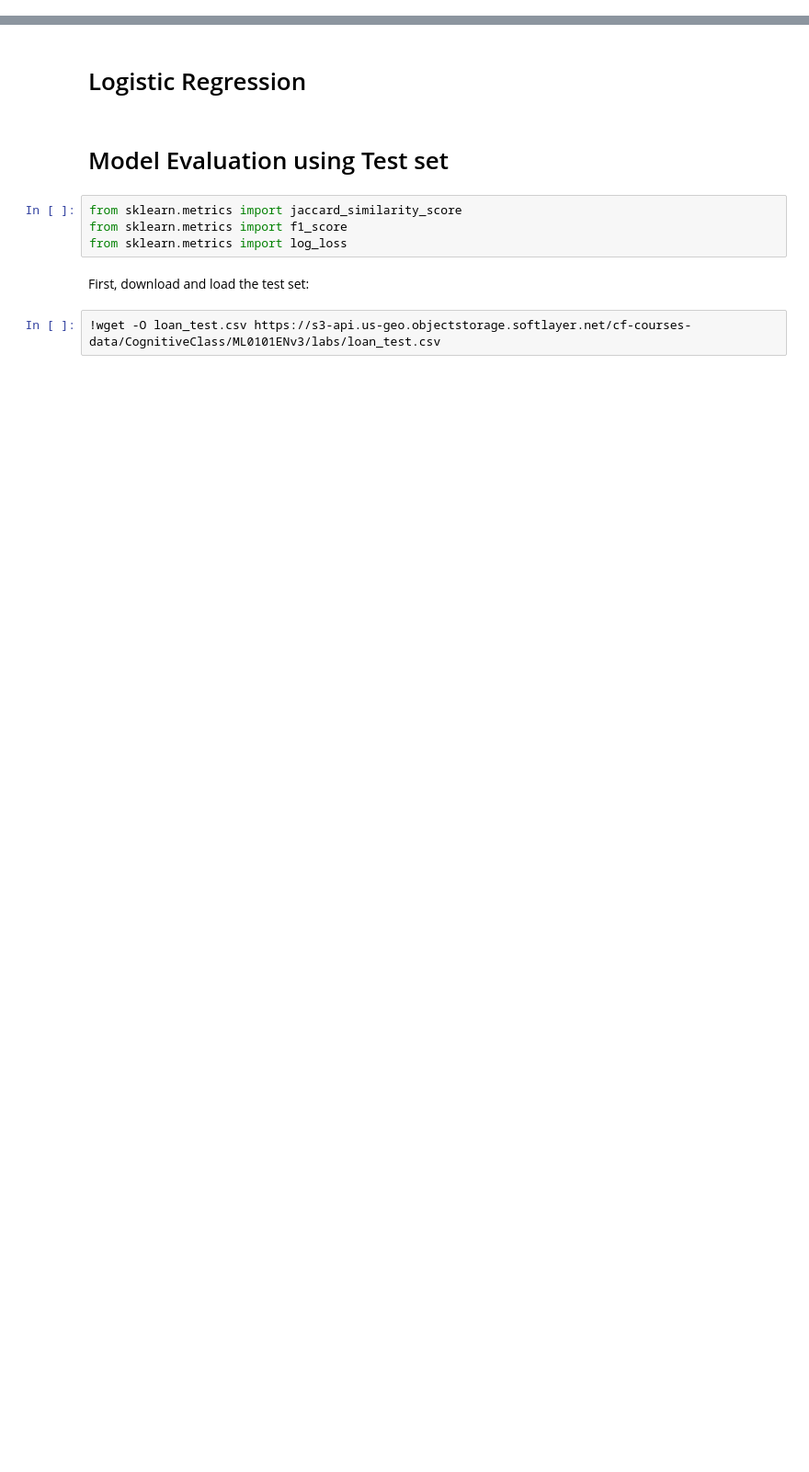
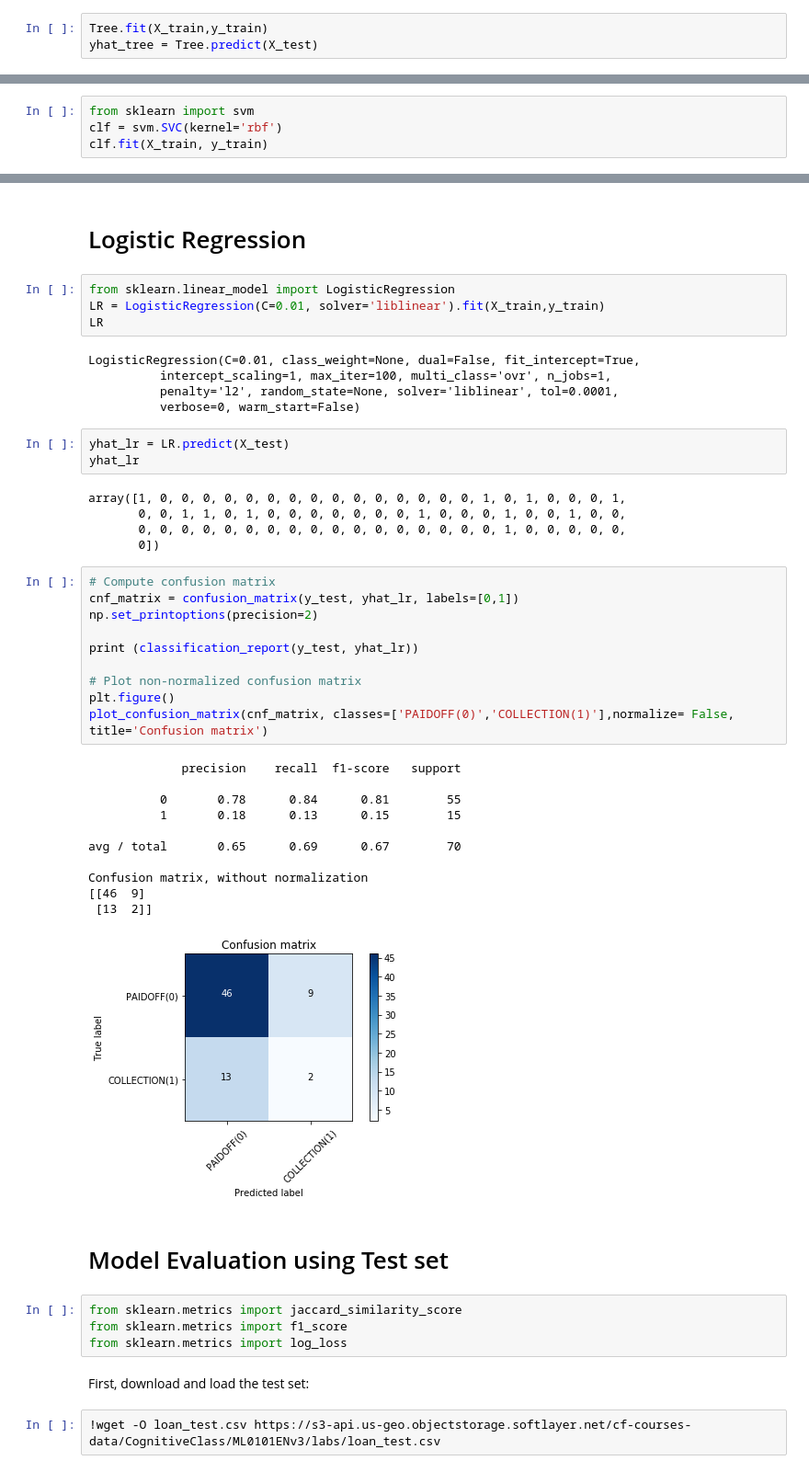
Before and after one commit to Starluxe/Capstone_ML_IBM, a Jupyter notebook: Coursera_Capstone_Project.ipynb, the cells around one changed output, grey strips where cells are left out. Shown: that part at 92% size. Cells and saved outputs as stored; diff of their text form; blank space fills up the shorter version.

```diff
--- a/Coursera_Capstone_Project.ipynb
+++ b/Coursera_Capstone_Project.ipynb
@@ -281,0 +377,3 @@ Notice: You should find the best k to build the model with the best accuracy.
+# %%
+Tree.fit(X_train,y_train)
+yhat_tree = Tree.predict(X_test)
@@ -282,2 +392,6 @@ Notice: You should find the best k to build the model with the best accuracy.
 # %% [markdown]
 # Support Vector Machine
+# %%
+from sklearn import svm
+clf = svm.SVC(kernel='rbf')
+clf.fit(X_train, y_train)
@@ -284,5 +473,44 @@ Notice: You should find the best k to build the model with the best accuracy.
 # %% [markdown]
 # Logistic Regression
+# %%
+from sklearn.linear_model import LogisticRegression
+LR = LogisticRegression(C=0.01, solver='liblinear').fit(X_train,y_train)
+LR
+# %% [output]
+LogisticRegression(C=0.01, class_weight=None, dual=False, fit_intercept=True,
+          intercept_scaling=1, max_iter=100, multi_class='ovr', n_jobs=1,
+          penalty='l2', random_state=None, solver='liblinear', tol=0.0001,
+          verbose=0, warm_start=False)
+# %%
+yhat_lr = LR.predict(X_test)
+yhat_lr
+# %% [output]
+array([1, 0, 0, 0, 0, 0, 0, 0, 0, 0, 0, 0, 0, 0, 0, 0, 1, 0, 1, 0, 0, 0, 1,
+       0, 0, 1, 1, 0, 1, 0, 0, 0, 0, 0, 0, 0, 1, 0, 0, 0, 1, 0, 0, 1, 0, 0,
+       0, 0, 0, 0, 0, 0, 0, 0, 0, 0, 0, 0, 0, 0, 0, 0, 0, 1, 0, 0, 0, 0, 0,
+       0])
+# %%
+# Compute confusion matrix
+cnf_matrix = confusion_matrix(y_test, yhat_lr, labels=[0,1])
+np.set_printoptions(precision=2)
+
+print (classification_report(y_test, yhat_lr))
+
+# Plot non-normalized confusion matrix
+plt.figure()
+plot_confusion_matrix(cnf_matrix, classes=['PAIDOFF(0)','COLLECTION(1)'],normalize= False,  title='Confusion matrix')
+# %% [output]
+             precision    recall  f1-score   support
+
+          0       0.78      0.84      0.81        55
+          1       0.18      0.13      0.15        15
+
+avg / total       0.65      0.69      0.67        70
+
+Confusion matrix, without normalization
+[[46  9]
+ [13  2]]
+[figure, added]
 # %% [markdown]
 # Model Evaluation using Test set
 # %%
```
Also changed, not shown: parts of 32 cells of this notebook.
